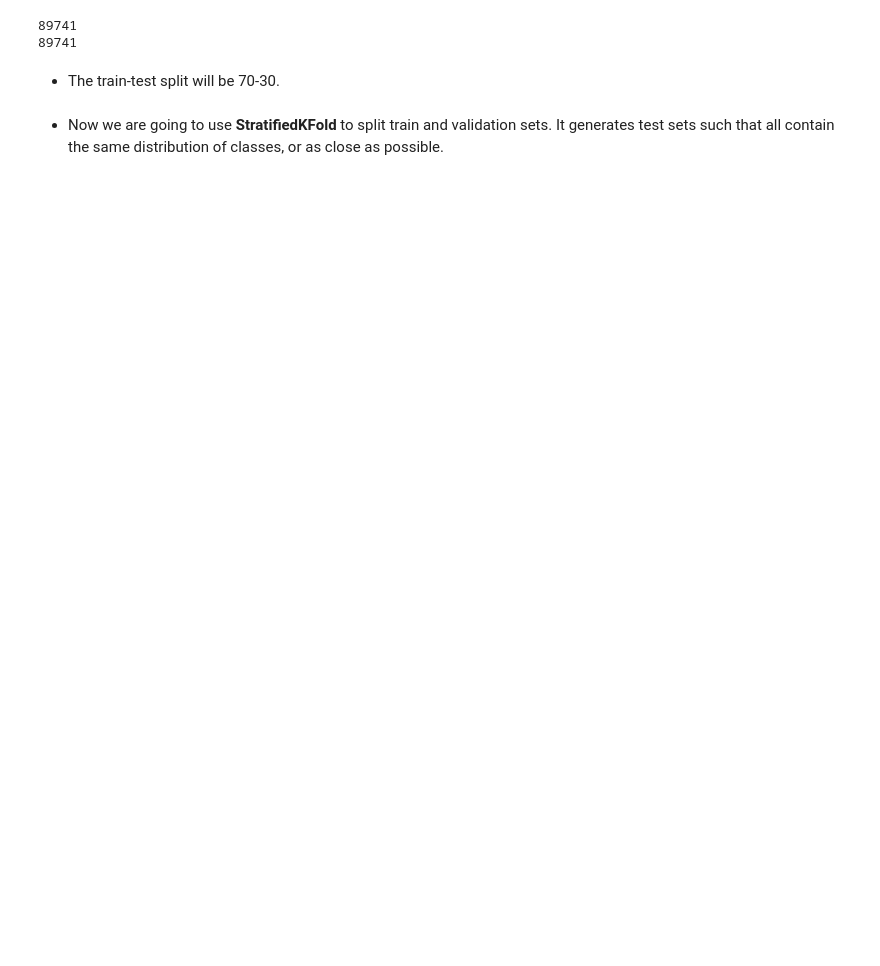
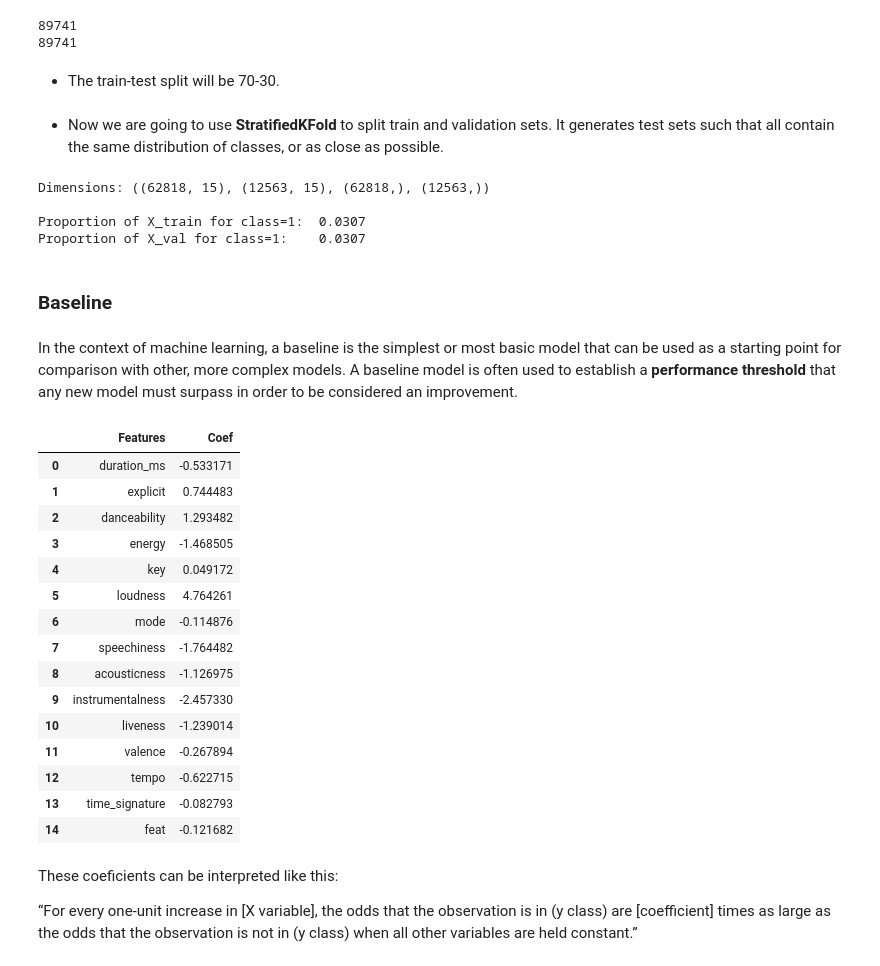
Before and after one commit to raquelcreis/7DaysOfCode-MachineLearning, a Jupyter notebook: analysis.ipynb, the cells around one changed output. Saved outputs shown, nothing was run; the diff lists cells and outputs as text; code cells hidden in the pictures; blank space fills up the shorter version.

Commit message:
baseline

```diff
--- a/analysis.ipynb
+++ b/analysis.ipynb
@@ -381,3 +357,58 @@ for train_index, val_index in skf.split(X_train, y_train):
     # Get the training and validation data
     X_tr, X_val = X_train.iloc[train_index], X_train.iloc[val_index]
     y_tr, y_val = y_train.iloc[train_index], y_train.iloc[val_index]
+# %%
+# checando as proporções da classe 1 na divisão
+print(f'Dimensions: {X_train.shape, X_val.shape, y_train.shape, y_val.shape}\n')
+print(f"Proportion of X_train for class=1:  {round(len(y_train[y_train==1]) / X_train.shape[0], 4)}")
+print(f"Proportion of X_val for class=1:    {round(len(y_val[y_val==1]) / X_val.shape[0], 4)}")
+# %% [output]
+Dimensions: ((62818, 15), (12563, 15), (62818,), (12563,))
+
+Proportion of X_train for class=1:  0.0307
+Proportion of X_val for class=1:    0.0307
+# %% [markdown]
+### Baseline
+# %% [markdown]
+In the context of machine learning, a baseline is the simplest or most basic model that can be used as a starting point for comparison with other, more complex models. A baseline model is often used to establish a **performance threshold** that any new model must surpass in order to be considered an improvement.
+# %%
+# Instantiating the model
+logReg = LogisticRegression()
+# Training the model
+logReg.fit(X_train, y_train)
+# Predicting on training data
+y_pred_base_train = logReg.predict(X_train)
+# Predicting on validation data
+y_pred_base_val = logReg.predict(X_val)
+# %%
+# Displaying the logistic regression coefficients
+
+base = {
+    "Features": X_normalized.columns,
+    "Coef": logReg.coef_.tolist()[0]
+}
+
+baseline = pd.DataFrame(base)
+baseline
+# %% [output]
+|  | Features | Coef |
+| 0 | duration_ms | -0.533171 |
+| 1 | explicit | 0.744483 |
+| 2 | danceability | 1.293482 |
+| 3 | energy | -1.468505 |
+| 4 | key | 0.049172 |
+| 5 | loudness | 4.764261 |
+| 6 | mode | -0.114876 |
+| 7 | speechiness | -1.764482 |
+| 8 | acousticness | -1.126975 |
+| 9 | instrumentalness | -2.457330 |
+| 10 | liveness | -1.239014 |
+| 11 | valence | -0.267894 |
+| 12 | tempo | -0.622715 |
+| 13 | time_signature | -0.082793 |
+| 14 | feat | -0.121682 |
+# %% [markdown]
+These coeficients can be interpreted like this:
+
+
+ “For every one-unit increase in [X variable], the odds that the observation is in (y class) are [coefficient] times as large as the odds that the observation is not in (y class) when all other variables are held constant.”
```
Also changed, not shown: parts of 23 cells of this notebook, 1 other file.
